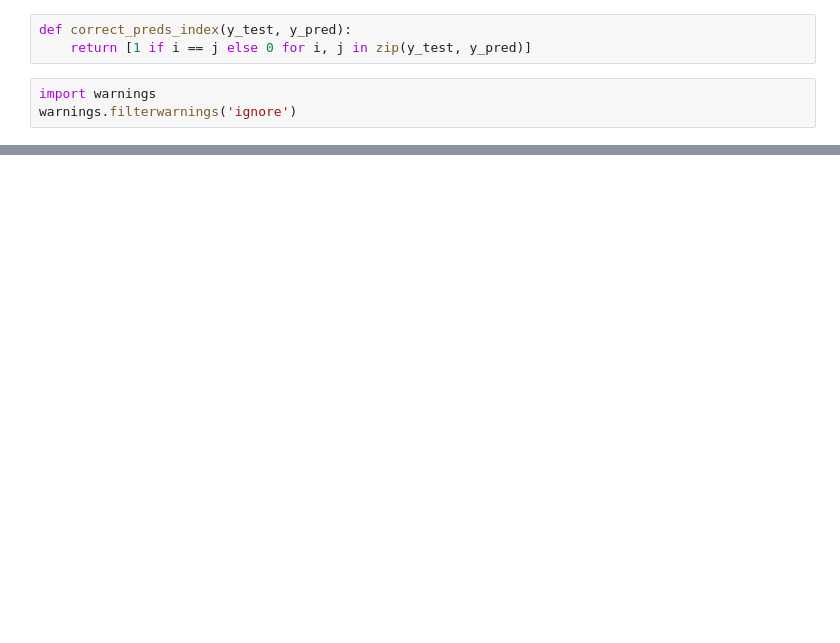
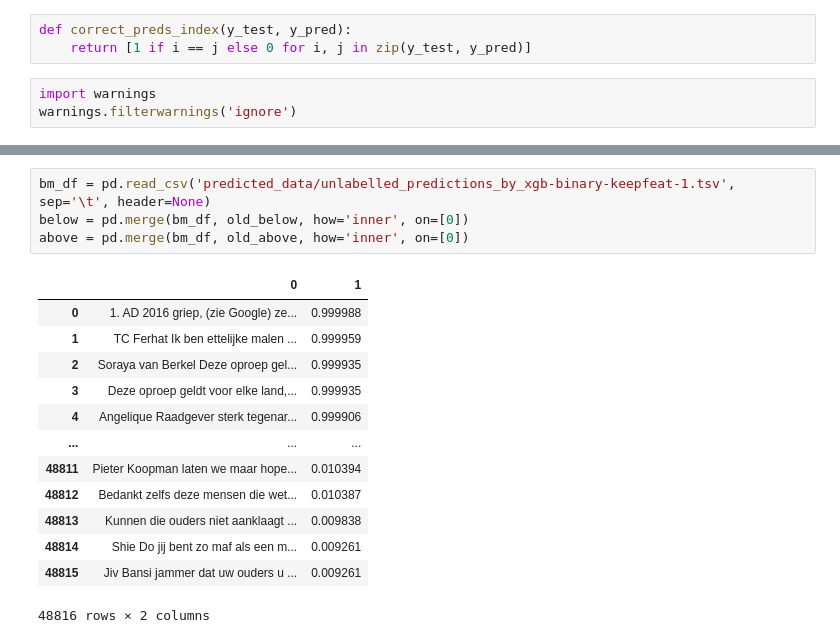
Before and after one commit to jmichellec/VU-Athena-Covid-Project, a Jupyter notebook: experience classification/run_whole_data.ipynb, the cells around one changed output, grey strips where cells are left out. Saved outputs shown, nothing was run; the diff lists cells and outputs as text; blank space fills up the shorter version.

```diff
--- a/experience classification/run_whole_data.ipynb
+++ b/experience classification/run_whole_data.ipynb
@@ -429,0 +537,18 @@ def main():
+# %%
+bm_df = pd.read_csv('predicted_data/unlabelled_predictions_by_xgb-binary-keepfeat-1.tsv', sep='\t', header=None)
+below = pd.merge(bm_df, old_below, how='inner', on=[0])
+above = pd.merge(bm_df, old_above, how='inner', on=[0])
+# %% [output]
+|  | 0 | 1 |
+| 0 | 1. AD 2016 griep, (zie Google) ze... | 0.999988 |
+| 1 | TC Ferhat Ik ben ettelijke malen ... | 0.999959 |
+| 2 | Soraya van Berkel Deze oproep gel... | 0.999935 |
+| 3 | Deze oproep geldt voor elke land,... | 0.999935 |
+| 4 | Angelique Raadgever sterk tegenar... | 0.999906 |
+| ... | ... | ... |
+| 48811 | Pieter Koopman laten we maar hope... | 0.010394 |
+| 48812 | Bedankt zelfs deze mensen die wet... | 0.010387 |
+| 48813 | Kunnen die ouders niet aanklaagt ... | 0.009838 |
+| 48814 | Shie Do jij bent zo maf als een m... | 0.009261 |
+| 48815 | Jiv Bansi jammer dat uw ouders u ... | 0.009261 |
+48816 rows × 2 columns
```
Also changed, not shown: parts of 24 cells of this notebook, 2 other files.
